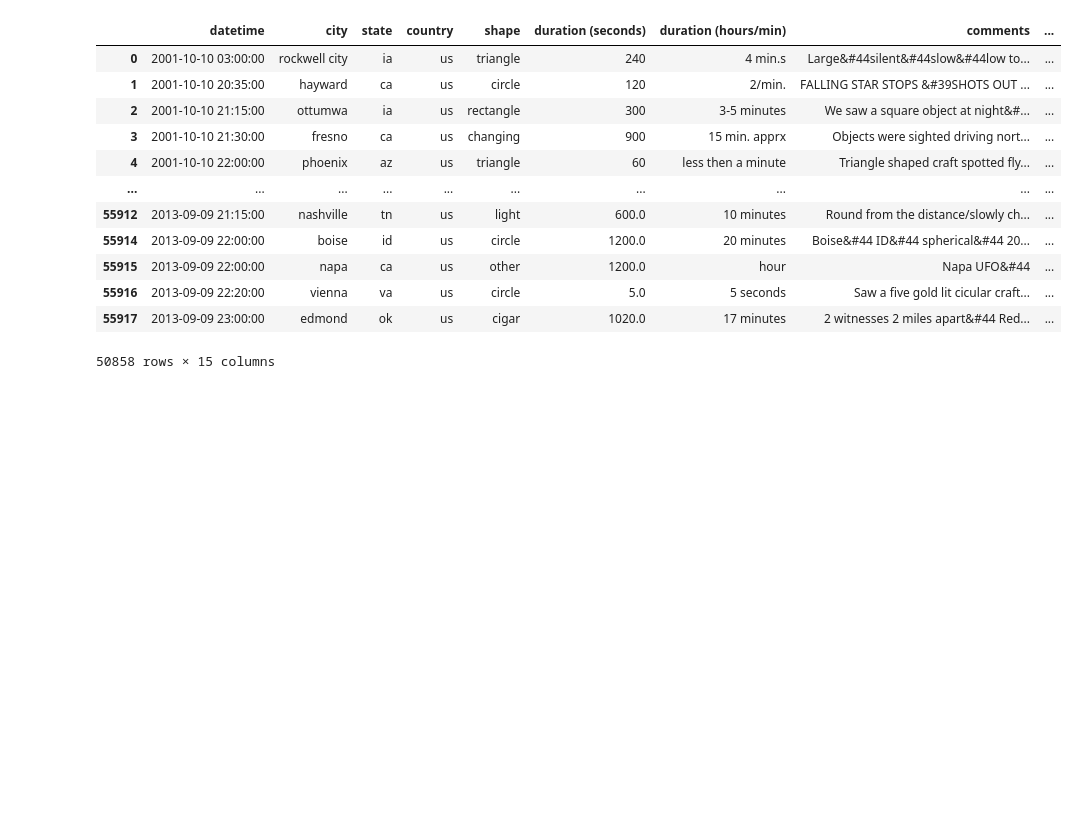
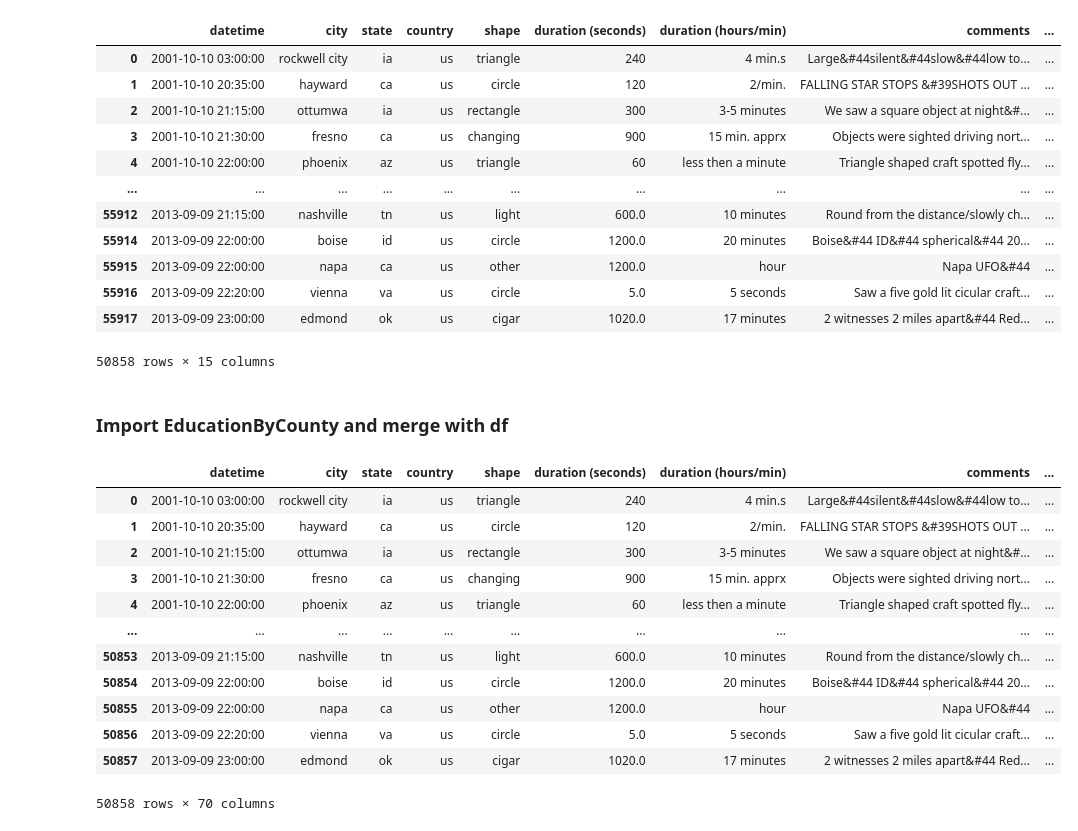
Before and after one commit to maxsohl/GSB521FinalProj, a Jupyter notebook: I see Allens Final Proj.ipynb, the cells around one changed output. Drawn from its saved outputs; the diff is of its cells as text; code cells hidden in the pictures; blank space fills up the shorter version.

```diff
--- a/I see Allens Final Proj.ipynb
+++ b/I see Allens Final Proj.ipynb
@@ -76,3 +80,35 @@ merged_df
 | 55916 | 2013-09-09 22:20:00 | vienna | va | us | circle | 5.0 | 5 seconds | Saw a five gold lit cicular craft... | ... |
 | 55917 | 2013-09-09 23:00:00 | edmond | ok | us | cigar | 1020.0 | 17 minutes | 2 witnesses 2 miles apart&#44 Red... | ... |
 50858 rows × 15 columns
+# %% [markdown]
+### Import EducationByCounty and merge with df
+# %%
+url = 'https://raw.githubusercontent.com/maxsohl/GSB521FinalProj/main/EducationByCounty.csv'
+education = pd.read_csv(url)
+# %%
+education['state'] = education['State'].str.lower()
+education['county'] = education['Area name'].str.lower()
+# %%
+#to match merged_df with education add county after every county name in merged_df
+def add_county(word):
+    return f"{word} county"
+
+merged_df['county'] = merged_df['county'].apply(add_county)
+# %%
+education_merged_df = pd.merge(merged_df, education, on= ['county','state'], how = 'left')
+# %%
+education_merged_df
+# %% [output]
+|  | datetime | city | state | country | shape | duration (seconds) | duration (hours/min) | comments | ... |
+| 0 | 2001-10-10 03:00:00 | rockwell city | ia | us | triangle | 240 | 4 min.s | Large&#44silent&#44slow&#44low to... | ... |
+| 1 | 2001-10-10 20:35:00 | hayward | ca | us | circle | 120 | 2/min. | FALLING STAR STOPS &#39SHOTS OUT ... | ... |
+| 2 | 2001-10-10 21:15:00 | ottumwa | ia | us | rectangle | 300 | 3-5 minutes | We saw a square object at night&#... | ... |
+| 3 | 2001-10-10 21:30:00 | fresno | ca | us | changing | 900 | 15 min. apprx | Objects were sighted driving nort... | ... |
+| 4 | 2001-10-10 22:00:00 | phoenix | az | us | triangle | 60 | less then a minute | Triangle shaped craft spotted fly... | ... |
+| ... | ... | ... | ... | ... | ... | ... | ... | ... | ... |
+| 50853 | 2013-09-09 21:15:00 | nashville | tn | us | light | 600.0 | 10 minutes | Round from the distance/slowly ch... | ... |
+| 50854 | 2013-09-09 22:00:00 | boise | id | us | circle | 1200.0 | 20 minutes | Boise&#44 ID&#44 spherical&#44 20... | ... |
+| 50855 | 2013-09-09 22:00:00 | napa | ca | us | other | 1200.0 | hour | Napa UFO&#44 | ... |
+| 50856 | 2013-09-09 22:20:00 | vienna | va | us | circle | 5.0 | 5 seconds | Saw a five gold lit cicular craft... | ... |
+| 50857 | 2013-09-09 23:00:00 | edmond | ok | us | cigar | 1020.0 | 17 minutes | 2 witnesses 2 miles apart&#44 Red... | ... |
+50858 rows × 70 columns
```
Also changed, not shown: parts of 2 cells of this notebook.
